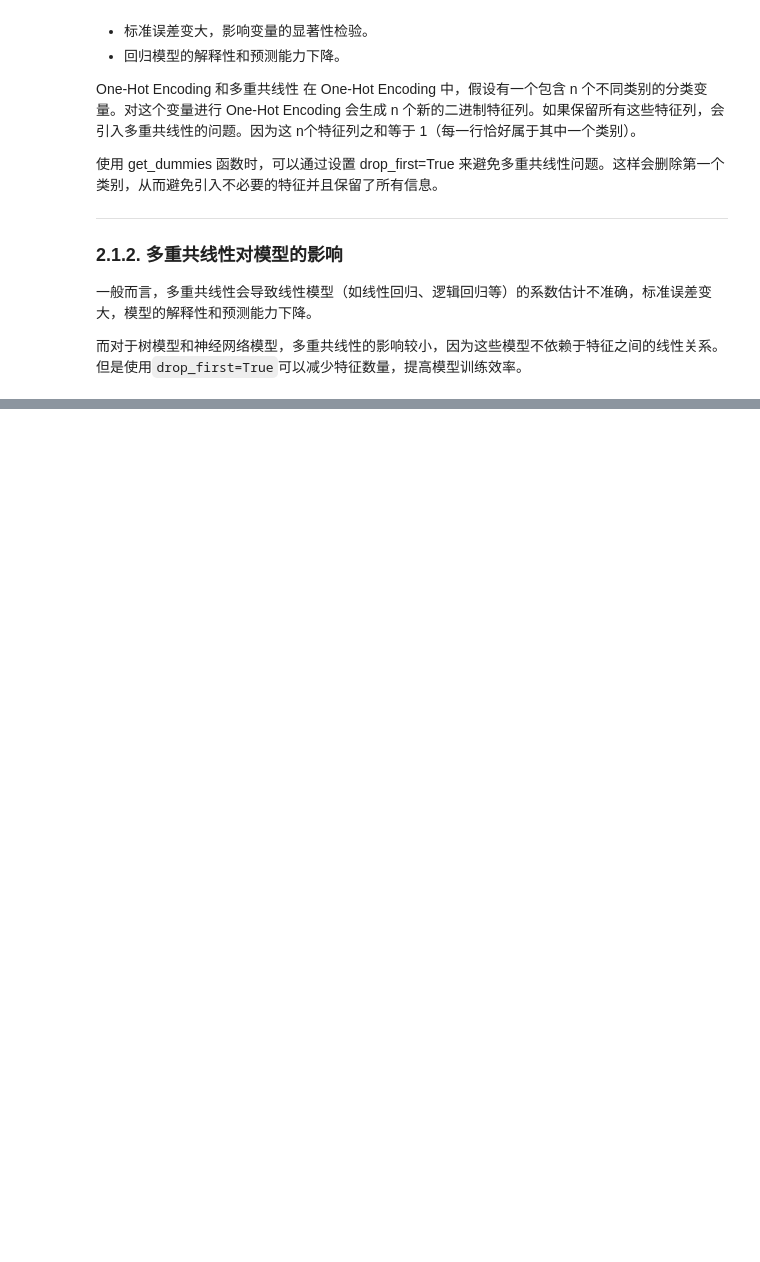
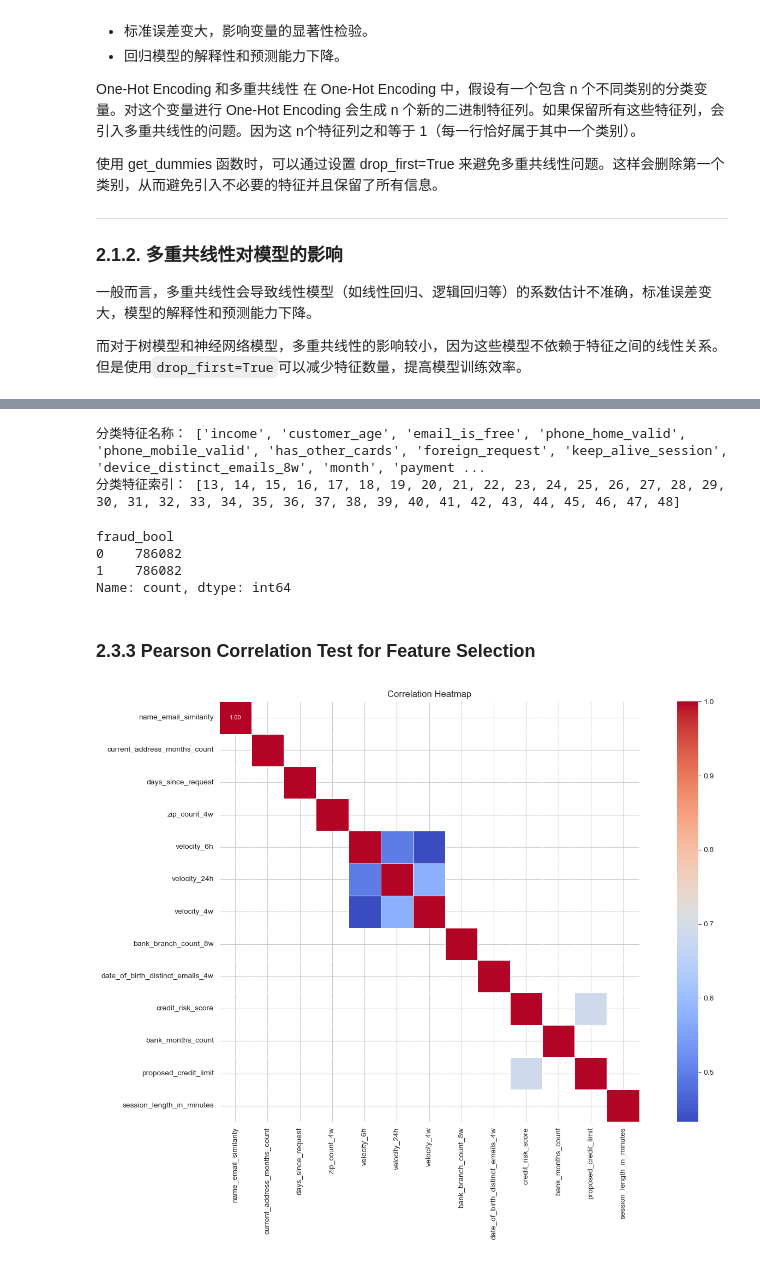
Before and after one commit to Slliki/BankFraudDetection, a Jupyter notebook: Base_EDA.ipynb, the cells around one changed output, grey strips where cells are left out. Saved outputs shown, nothing was run; the diff lists cells and outputs as text; code cells hidden in the pictures; blank space fills up the shorter version.

```diff
--- a/Base_EDA.ipynb
+++ b/Base_EDA.ipynb
@@ -529,7 +575,8 @@ def preprocess_categorical_data(data):
 
     # 使用pd.get_dummies进行One-Hot Encoding
     # drop_first=True表示删除第一个类别，避免多重共线性,同时避免引入不必要的特征并且保留了所有信息
-    data_encoded = pd.get_dummies(data, columns=categorical_features,drop_first=True)
+    # 此时先用False保留所有特征，后续建立模型时候可以选择drop_first=True来避免多重共线性并减少特征数量
+    data_encoded = pd.get_dummies(data, columns=categorical_features,drop_first=False)
 
     # 找出新生成的 One-Hot 编码列
     encoded_columns = data_encoded.columns.difference(data.columns)
@@ -585,0 +653,4 @@ x_test_scaled = pd.DataFrame(x_test_scaled, columns=x_test.columns)
+# %%
+# drop the constant features
+x_train_scaled.drop(columns=dropped_features, inplace=True)
+x_test_scaled.drop(columns=dropped_features, inplace=True)
@@ -585,0 +667,45 @@ x_test_scaled = pd.DataFrame(x_test_scaled, columns=x_test.columns)
+# %%
+# 确定分类特征的名称
+categorical_features_name = [col for col in x_train_scaled.columns if 2 <= x_train_scaled[col].nunique() < 10]
+
+# 确定分类特征的索引
+all_features = list(x_train_scaled.columns)  # 所有特征的名称列表
+categorical_feature_indices = [i for i, feature in enumerate(all_features) if feature in categorical_features_name]
+
+print("分类特征名称：", categorical_features_name)
+print("分类特征索引：", categorical_feature_indices)
+# %% [output]
+分类特征名称： ['income', 'customer_age', 'email_is_free', 'phone_home_valid', 'phone_mobile_valid', 'has_other_cards', 'foreign_request', 'keep_alive_session', 'device_distinct_emails_8w', 'month', 'payment ...
+分类特征索引： [13, 14, 15, 16, 17, 18, 19, 20, 21, 22, 23, 24, 25, 26, 27, 28, 29, 30, 31, 32, 33, 34, 35, 36, 37, 38, 39, 40, 41, 42, 43, 44, 45, 46, 47, 48]
+# %%
+# 创建 SMOTENC 实例
+smote = SMOTENC(categorical_features=categorical_feature_indices, random_state=42,n_jobs=-1)
+
+# 在训练集上拟合并转换
+x_train_resampled, y_train_resampled = smote.fit_resample(x_train_scaled, y_train)
+
+# 将重采样后的数据转换为 DataFrame
+x_train_resampled = pd.DataFrame(x_train_resampled, columns=x_train_scaled.columns)
+
+# 查看重采样后的数据分布
+y_train_resampled.value_counts()
+
+# 执行时间：5min15s（n_jobs=-1）
+# %% [output]
+fraud_bool
+0    786082
+1    786082
+Name: count, dtype: int64
+# %% [markdown]
+### 2.3.3 Pearson Correlation Test for Feature Selection
+# %%
+# 计算特征之间的相关性
+correlation_matrix = x_train_resampled[numeric_features_name].corr()
+
+# Plot correlation matrix with annotated values
+fig, ax = plt.subplots(figsize=(18, 10))
+sns.heatmap(correlation_matrix[(correlation_matrix >= 0.4) | (correlation_matrix <= -0.4)], annot=True, fmt=".2f", cmap='coolwarm', linewidths=.5, square=True, ax=ax, annot_kws={"fontsize": 8})
+plt.title('Correlation Heatmap')
+plt.show()
+# %% [output]
+[figure, added]
```
Also changed, not shown: parts of 26 cells of this notebook.
